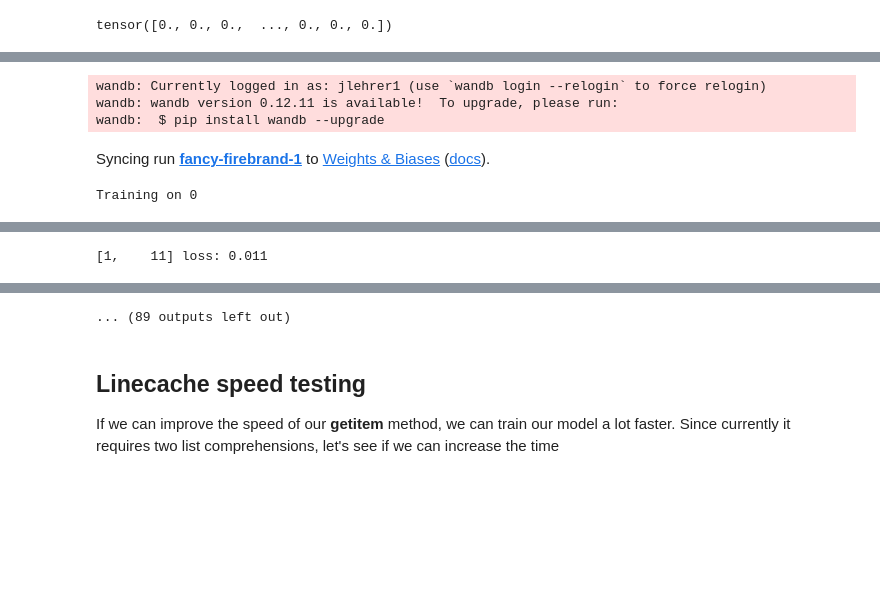
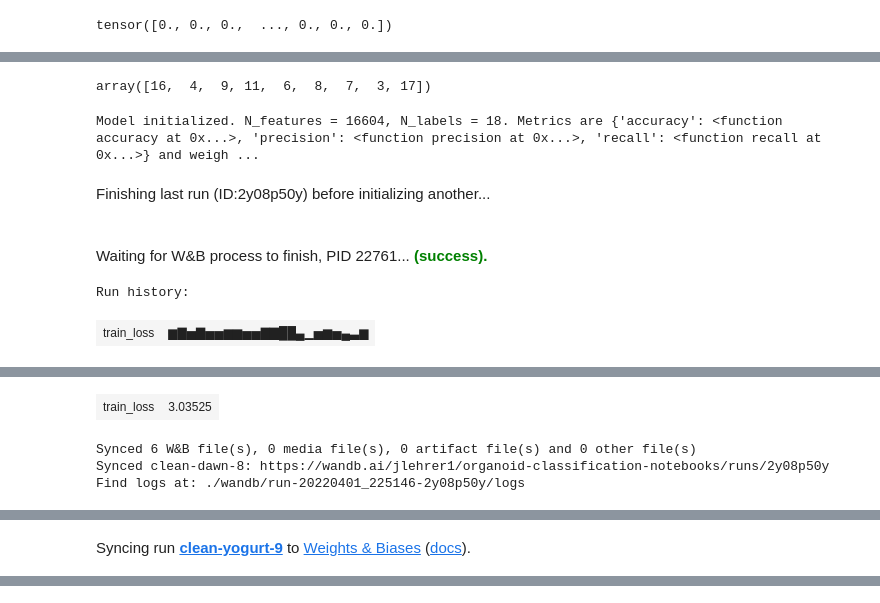
Before and after one commit to jlehrer1/comparative-organoids, a Jupyter notebook: notebooks/data_cleaning_checks.ipynb, the cells around one changed output, grey strips where cells are left out. Saved outputs shown, nothing was run; the diff lists cells and outputs as text; code cells hidden in the pictures; blank space fills up the shorter version.

Commit message:
Added initial train/val loop

```diff
--- a/notebooks/data_cleaning_checks.ipynb
+++ b/notebooks/data_cleaning_checks.ipynb
@@ -605,2 +353,0 @@ for i, sample in enumerate(tqdm(fastloader)):
-# %%
-s = next(iter(fastloader))
@@ -630,0 +592,9 @@ next(iter(trainloader))
+# %%
+train = GeneExpressionData(datafiles[0], labelfiles[0], 'Type', skip=3)
+
+trainloader = DataLoader(train, batch_size=4)
+fastloader = FastTensorDataLoader(train, batch_size=4)
+
+train, val, test = generate_single_dataset(datafiles[0], labelfiles[0], 'Type', skip=3, index_col='cell', cast=True)
+# %%
+trainloaders, valloaders, testloaders = [], [], []
@@ -631,38 +661,74 @@ next(iter(trainloader))
+# %%
+traindata[0].labels
+# %% [output]
+array([16,  4,  9, 11,  6,  8,  7,  3, 17])
 # %%
 import torch.optim as optim
 import torch.nn as nn
 import wandb
 
+model = GeneClassifier(
+    N_features=len(refgenes),
+    N_labels=18,
+)
 
 wandb.init()
 
 criterion = nn.CrossEntropyLoss()
 optimizer = optim.SGD(net.parameters(), lr=0.001, momentum=0.9)
 
 wandb.watch(model, log_freq=100)
 
 for epoch in range(100):  # loop over the dataset multiple times
     running_loss = 0.0
 
     # Train loop
-    for trainidx, trainloader in enumerate(loaders):
+    for trainidx, trainloader in enumerate(trainloaders):
+        model.train()
         print(f'Training on {trainidx}')
-        for i, data in enumerate(tqdm(trainloader), 0):
+
+        for i, data in enumerate(tqdm(trainloader)):
             inputs, labels = data
+            # CLEAN INPUTS
+            inputs = clean_sample(inputs, refgenes, traindata[trainidx].columns)
+            # Forward pass ➡
+            outputs = model(inputs)
+            loss = criterion(outputs, labels)
 
-            loss = train_batch(inputs, labels, net, optimizer, criterion)
+            # Backward pass ⬅
+            optimizer.zero_grad()
+            loss.backward()
+
+            # Step with optimizer
+            optimizer.step()
+
             # print statistics
             running_loss += loss.item()
             if i % 10 == 0:    # print every 2000 mini-batches
-                print(f'[{epoch + 1}, {i + 1:5d}] loss: {running_loss / 2000:.3f}')
+#                 print(f'[{epoch + 1}, {i + 1:5d}] loss: {running_loss / 2000:.3f}')
                 running_loss = 0.0
+                wandb.log({"train_loss": loss})
 
     # Validation loops
-    for validx, valloader in enumerate(valloaders)
-print('Finished Training')
+    for validx, valloader in enumerate(valloaders):
+        model.eval()
+
+        for i, data in enumerate(tqdm(valloader)):
+            inputs, labels = data
+            inputs = clean_sample(inputs, refgenes, traindata[trainidx].columns)
+
+            outputs = model(batch)
+            loss = criterion(outputs, labels)
+
+            running_loss += loss.item()
+
+            if i % 10 == 0:
+                wandb.log({"val_loss": loss})
+
+print('Finished train/validation, calculating test error')
 # %% [output]
-wandb: Currently logged in as: jlehrer1 (use `wandb login --relogin` to force relogin)
-wandb: wandb version 0.12.11 is available!  To upgrade, please run:
-wandb:  $ pip install wandb --upgrade
+Model initialized. N_features = 16604, N_labels = 18. Metrics are {'accuracy': <function accuracy at 0x...>, 'precision': <function precision at 0x...>, 'recall': <function recall at 0x...>} and weigh ...
-Syncing run fancy-firebrand-1 to Weights & Biases (docs).
+Finishing last run (ID:2y08p50y) before initializing another...
+Waiting for W&B process to finish, PID 22761... (success).
-Training on 0
+Run history:
+| train_loss | ▆▇▅▇▅▅▆▆▅▅▇▇██▄▁▅▆▅▄▃▆ |
@@ -670 +736,4 @@ Training on 0
+| train_loss | 3.03525 |
-[1,    11] loss: 0.011
+Synced 6 W&B file(s), 0 media file(s), 0 artifact file(s) and 0 other file(s)
+Synced clean-dawn-8: https://wandb.ai/jlehrer1/organoid-classification-notebooks/runs/2y08p50y
+Find logs at: ./wandb/run-20220401_225146-2y08p50y/logs
@@ -671,0 +743 @@ Training on 0
+Syncing run clean-yogurt-9 to Weights & Biases (docs).
@@ -678 +744,0 @@ Training on 0
-... (89 outputs left out)
@@ -733,4 +744,0 @@ return model
-# %% [markdown]
-## Linecache speed testing
-
-If we can improve the speed of our __getitem__ method, we can train our model a lot faster. Since currently it requires two list comprehensions, let's see if we can increase the time
```
Also changed, not shown: parts of 93 cells of this notebook, 2 other files.
